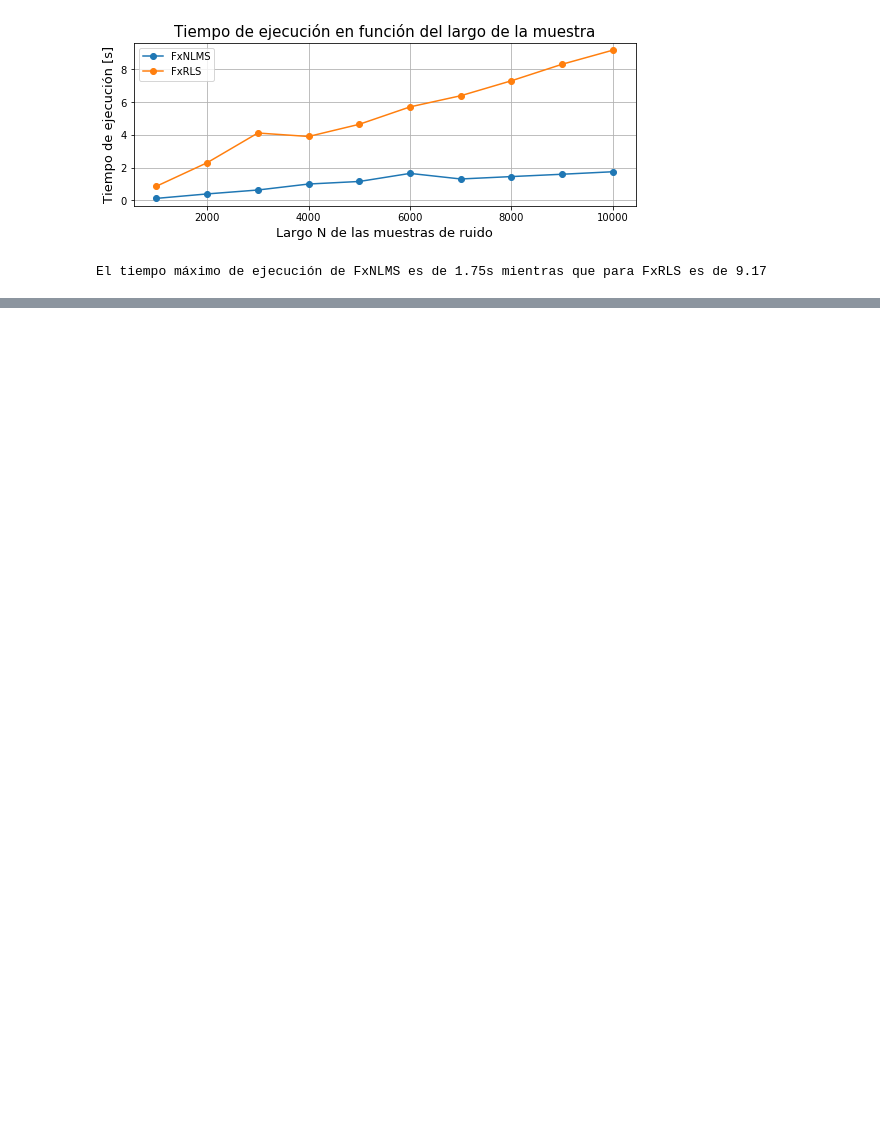
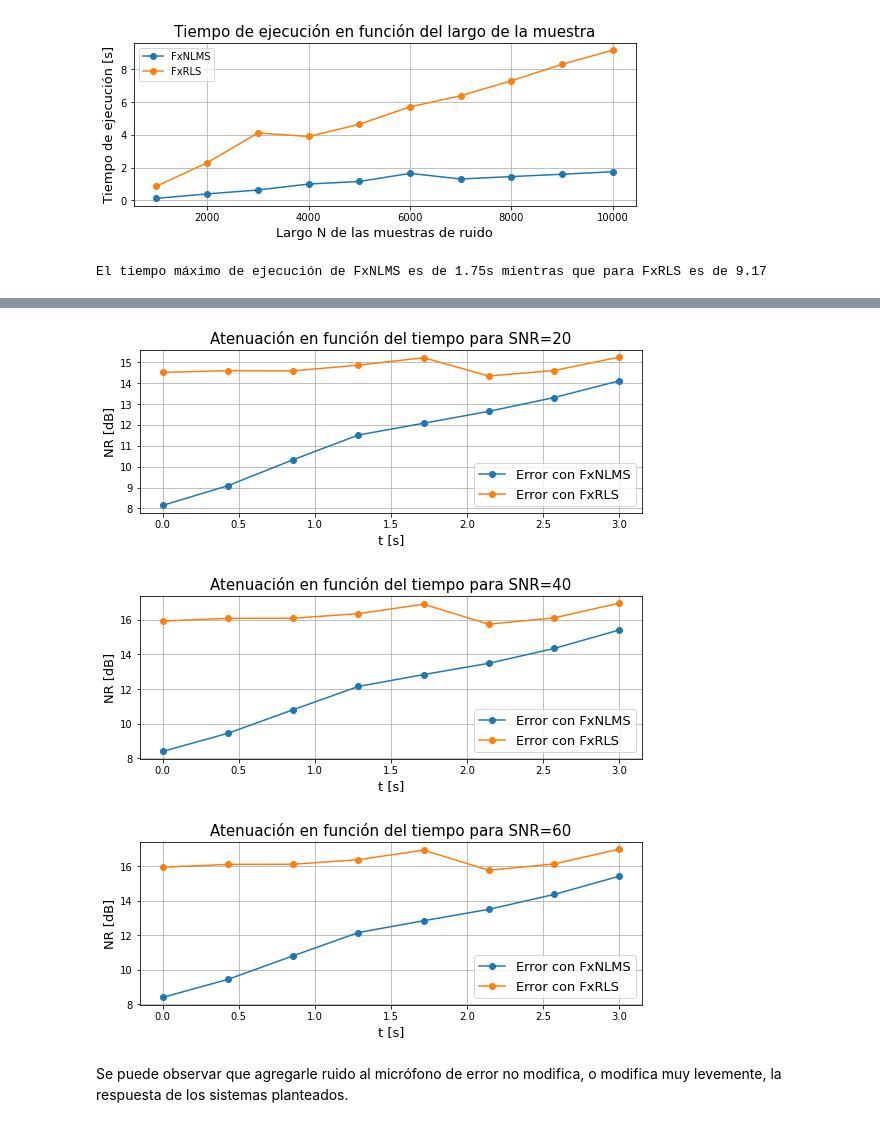
Before and after one commit to asp-image-dsp/asp-project-02, a Jupyter notebook: development/rls_vs_lms.ipynb, the cells around one changed output, grey strips where cells are left out. Saved outputs shown, nothing was run; the diff lists cells and outputs as text; code cells hidden in the pictures; blank space fills up the shorter version.

```diff
--- a/development/rls_vs_lms.ipynb
+++ b/development/rls_vs_lms.ipynb
@@ -185,0 +221,28 @@ El tiempo máximo de ejecución de FxNLMS es de 1.75s mientras que para FxRLS es
+# %%
+N = 48_000 * 3 # Quantity of samples used for the simulation
+x = np.random.normal(size=N) # Gaussian white noise
+# %%
+#Let's create an array of different SNR's
+SNRs = [20, 40, 60]
+# %%
+for snr in SNRs:
+    headphone = boseqc20_model.BoseQC20('../support/dataset/BoseQC20.json', secondary_enable=True, feedback_enable=True, room='acoustic_booth', order=2000, snr=snr)
+    headphone.set_noise(x) # Load the noise samples for the simulation
+    headphone.reset() # Reset the time instant
+    order = 3000
+    step = 0.0005
+    e_lms, w_lms = lms_complete.anc_complete_system_nlms(headphone, headphone.g, headphone.f, order=order, step=step, initial_weights=None)
+
+    headphone = boseqc20_model.BoseQC20('../support/dataset/BoseQC20.json', secondary_enable=True, feedback_enable=True, room='acoustic_booth', order=2000, snr=snr)
+    headphone.set_noise(x) # Load the noise samples for the simulation
+    headphone.reset() # Reset the time instant
+    forget = 0.1
+    order = 200
+    e_rls, w_rls = anc_complete.anc_complete(headphone, headphone.g, headphone.f, order=order, forget=forget, delta=np.var(x) * (1 - forget), force_hermitian=True)
+    plot_helpers.plot_error_evolution(x, [e_lms, e_rls], 8192*2, 0, 48e3, labels=["Error con FxNLMS", "Error con FxRLS"], title = f'Atenuación en función del tiempo para SNR={snr}')
+# %% [output]
+[figure, added]
+[figure, added]
+[figure, added]
+# %% [markdown]
+Se puede observar que agregarle ruido al micrófono de error no modifica, o modifica muy levemente, la respuesta de los sistemas planteados.
```
Also changed, not shown: parts of 15 cells of this notebook, 1 other file.
